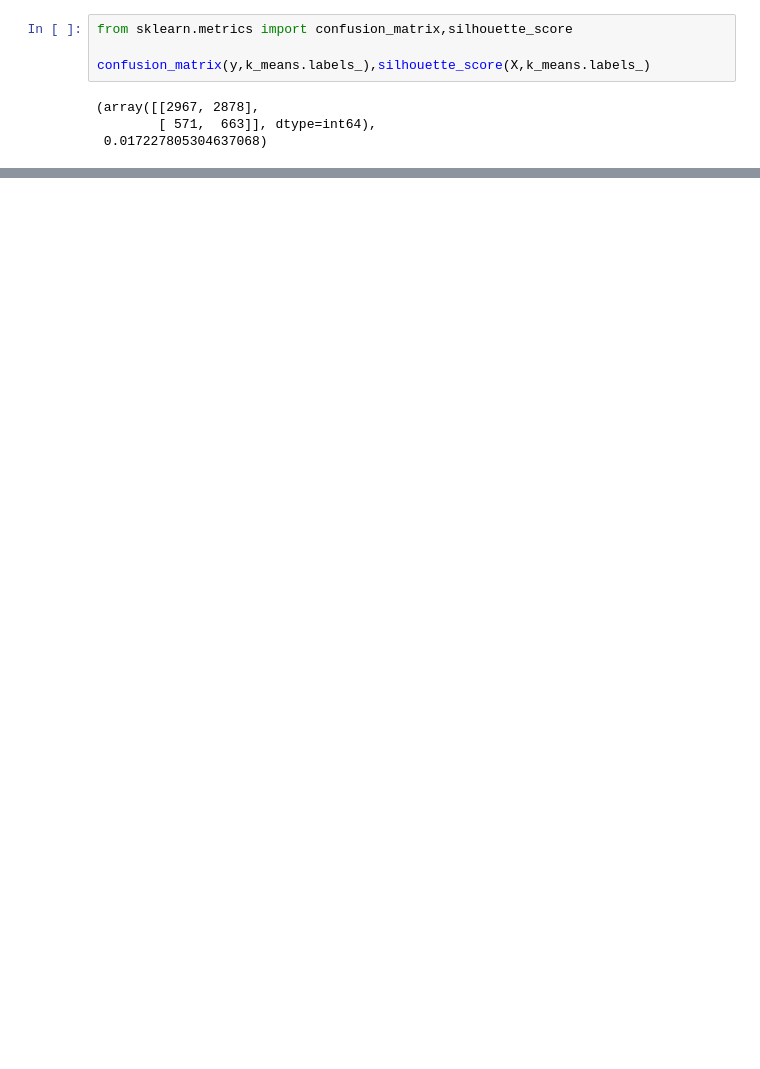
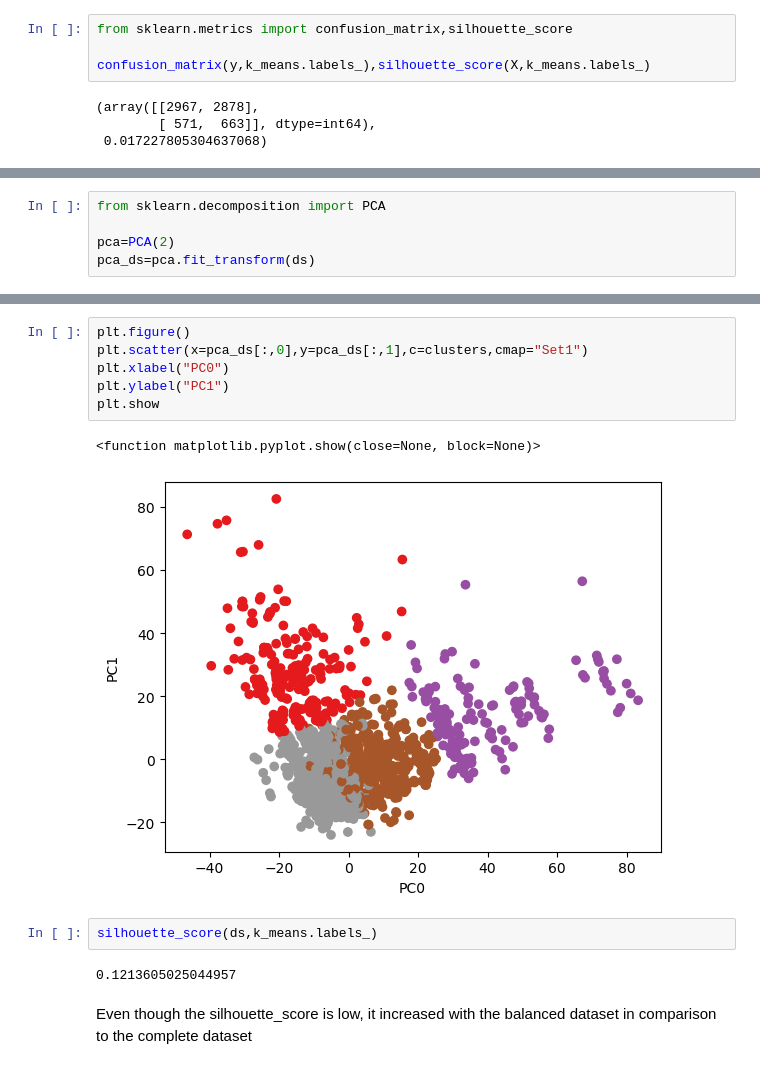
Before and after one commit to jcasarmiento/Clustering, a Jupyter notebook: dating_clustering.ipynb, the cells around one changed output, grey strips where cells are left out. Cells and saved outputs as stored; diff of their text form; blank space fills up the shorter version.

```diff
--- a/dating_clustering.ipynb
+++ b/dating_clustering.ipynb
@@ -97,0 +182,5 @@ confusion_matrix(y,k_means.labels_),silhouette_score(X,k_means.labels_)
+# %%
+from sklearn.decomposition import PCA
+
+pca=PCA(2)
+pca_ds=pca.fit_transform(ds)
@@ -97,0 +191,15 @@ confusion_matrix(y,k_means.labels_),silhouette_score(X,k_means.labels_)
+# %%
+plt.figure()
+plt.scatter(x=pca_ds[:,0],y=pca_ds[:,1],c=clusters,cmap="Set1")
+plt.xlabel("PC0")
+plt.ylabel("PC1")
+plt.show
+# %% [output]
+<function matplotlib.pyplot.show(close=None, block=None)>
+[figure, added]
+# %%
+silhouette_score(ds,k_means.labels_)
+# %% [output]
+0.1213605025044957
+# %% [markdown]
+Even though the silhouette_score is low, it increased with the balanced dataset in comparison to the complete dataset
```
Also changed, not shown: parts of 16 cells of this notebook.
